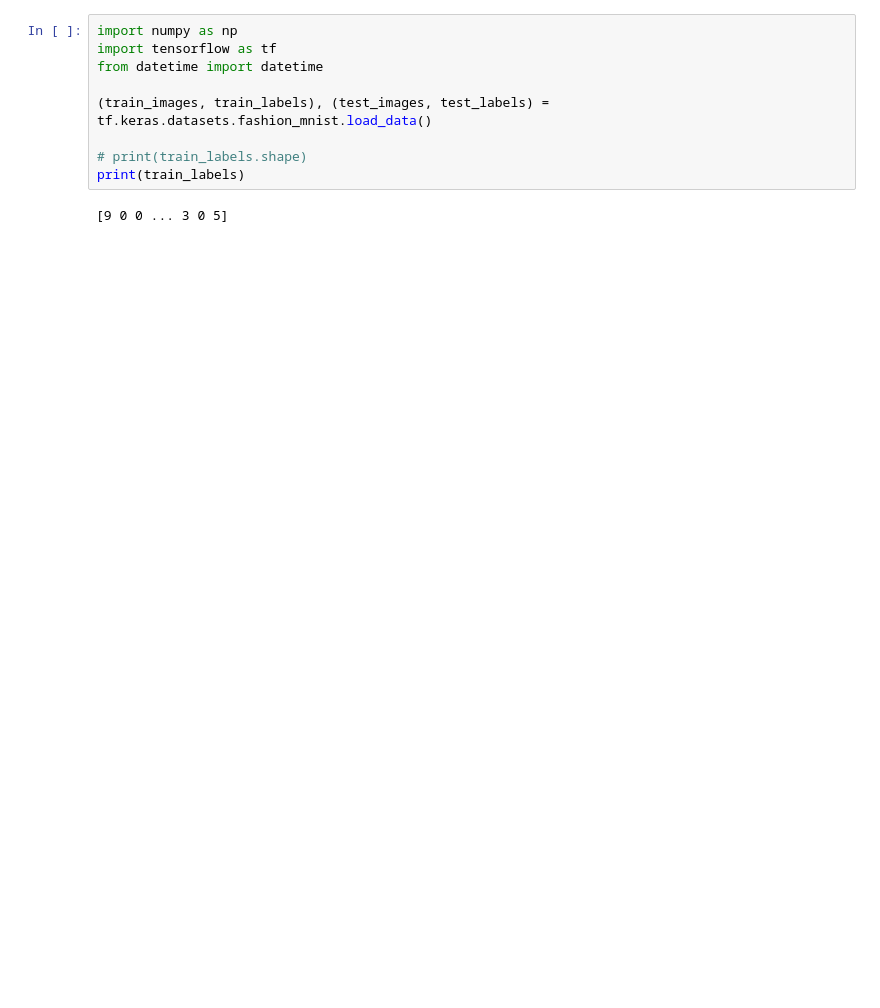
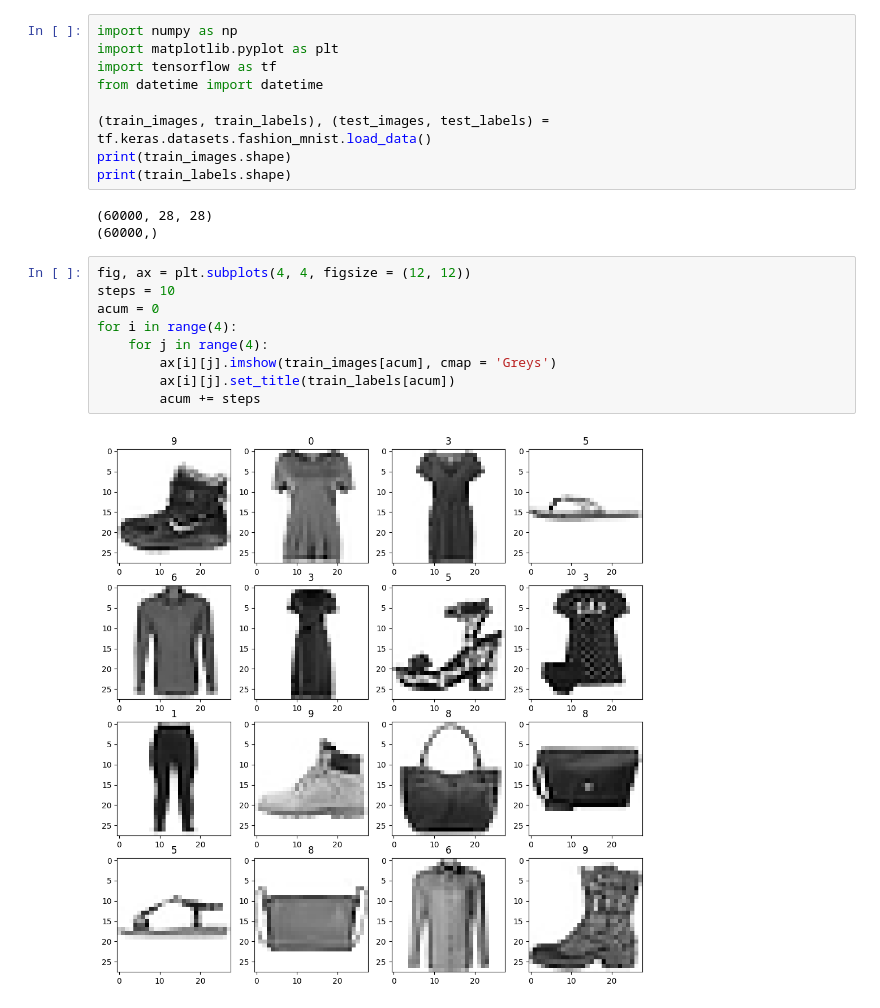
Before and after one commit to Rossbert/Master-Project-Quantization, a Jupyter notebook: Test_Model_Jupyter.ipynb, the cells around one changed output. Cells and saved outputs as stored; diff of their text form; blank space fills up the shorter version.

```diff
--- a/Test_Model_Jupyter.ipynb
+++ b/Test_Model_Jupyter.ipynb
@@ -1,13 +1,25 @@
 # %%
 import numpy as np
+import matplotlib.pyplot as plt
 import tensorflow as tf
 from datetime import datetime
 
 (train_images, train_labels), (test_images, test_labels) = tf.keras.datasets.fashion_mnist.load_data()
-
-# print(train_labels.shape)
-print(train_labels)
+print(train_images.shape)
+print(train_labels.shape)
 # %% [output]
-[9 0 0 ... 3 0 5]
+(60000, 28, 28)
+(60000,)
+# %%
+fig, ax = plt.subplots(4, 4, figsize = (12, 12))
+steps = 10
+acum = 0
+for i in range(4):
+    for j in range(4):
+        ax[i][j].imshow(train_images[acum], cmap = 'Greys')
+        ax[i][j].set_title(train_labels[acum])
+        acum += steps
+# %% [output]
+[figure, added]
 # %%
 model = tf.keras.Sequential([
```
Also changed, not shown: parts of 7 cells of this notebook.
